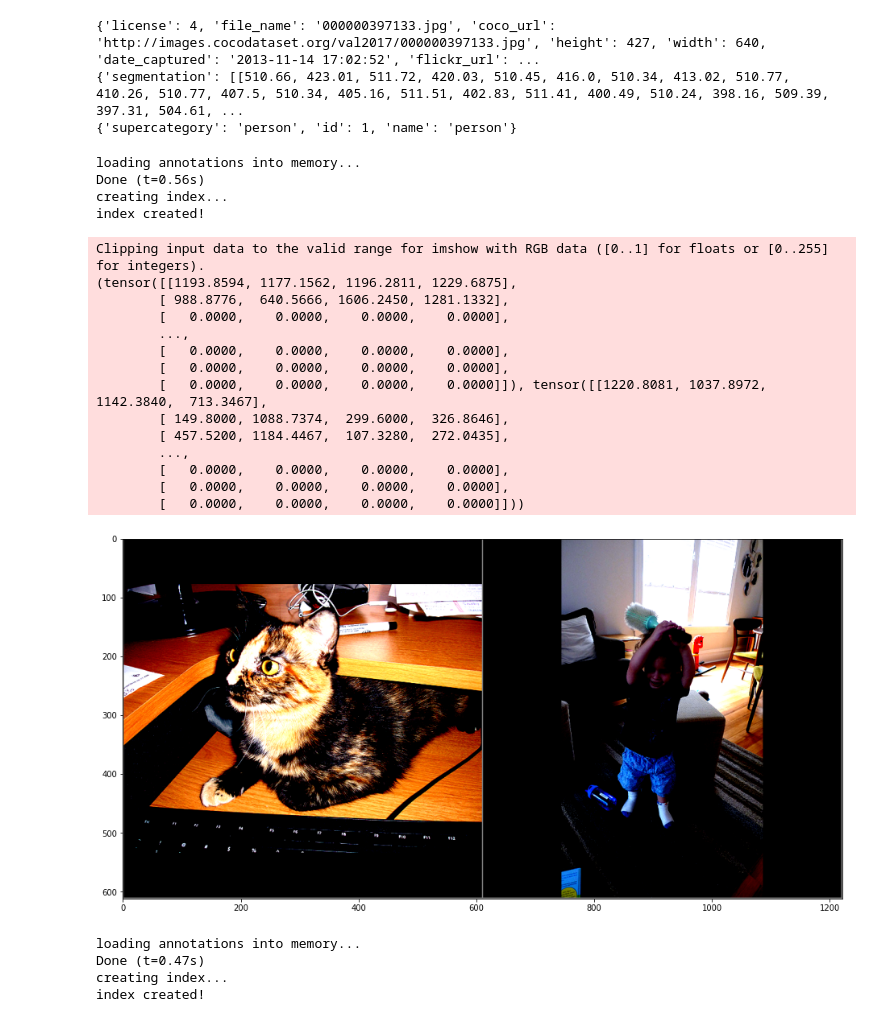
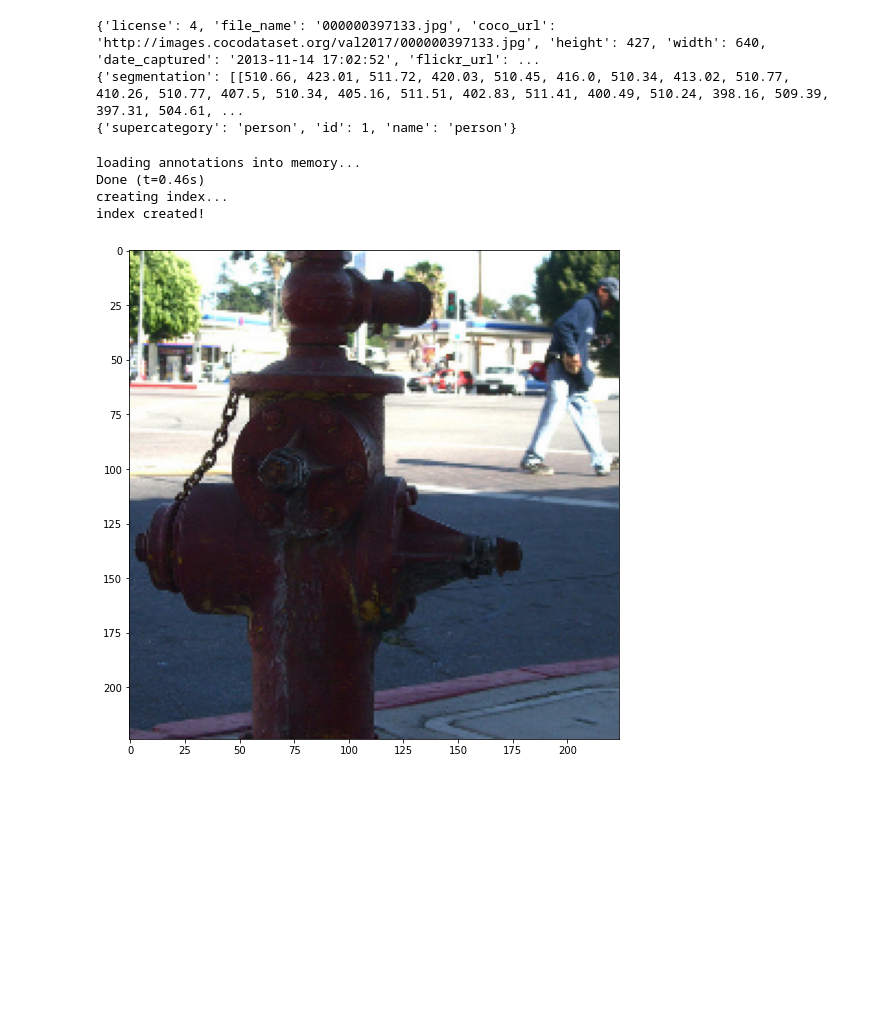
Before and after one commit to akraradets/2021JanRTML, a Jupyter notebook: lab5/yolov4 - train/lab5 - in lab .ipynb, the cells around one changed output. Drawn from its saved outputs; the diff is of its cells as text; code cells hidden in the pictures; blank space fills up the shorter version.

```diff
--- a/lab5/yolov4 - train/lab5 - in lab .ipynb
+++ b/lab5/yolov4 - train/lab5 - in lab .ipynb
@@ -311,64 +296,53 @@ full_dataset = myCocoDetection(root=root, annFile=annFile)
 # Dataset CocoDetection
 #     Number of datapoints: 5000
 #     Root location: COCO/val2017
-BATCH_SIZE = 2
+BATCH_SIZE = 4
 NUM_WORKERS = 0
 
 
 train_dataset, val_dataset = torch.utils.data.random_split(full_dataset, [4000, 1000])
-def collate_fn(batch):
-    return tuple(zip(*batch))
+# def collate_fn(batch):
+#     return tuple(zip(*batch))
 
-train_dataloader = torch.utils.data.DataLoader(train_dataset,batch_size=BATCH_SIZE, shuffle=True , num_workers=NUM_WORKERS, collate_fn=collate_fn)
-val_dataloader  = torch.utils.data.DataLoader(val_dataset,   batch_size=BATCH_SIZE, shuffle=False, num_workers=NUM_WORKERS, collate_fn=collate_fn)
+train_dataloader = torch.utils.data.DataLoader(train_dataset,batch_size=BATCH_SIZE, shuffle=True , num_workers=NUM_WORKERS)#, collate_fn=collate_fn)
+val_dataloader  = torch.utils.data.DataLoader(val_dataset,   batch_size=BATCH_SIZE, shuffle=False, num_workers=NUM_WORKERS)#, collate_fn=collate_fn)
 # %% [output]
 loading annotations into memory...
-Done (t=0.56s)
+Done (t=0.46s)
 creating index...
 index created!
 # %%
 import matplotlib.pyplot as plt
 import matplotlib.patches as patches
 import numpy as np
 # get some random training images
 dataiter = iter(train_dataloader)
 # print(dataiter.next())
+
 images, labels, boxes = dataiter.next()
-print(boxes)
 
-# toshow = torchvision.utils.make_grid(images)
-# toshow = toshow / 2 + 0.5     # unnormalize
-# npimg = toshow.numpy()
+toshow = torchvision.utils.make_grid(np.transpose(images, (0,3,1,2)))
+toshow = toshow / 2 + 0.5     # unnormalize
+npimg = toshow.numpy()
 
 fig, ax = plt.subplots(figsize=(16,9))
 
-ax.imshow(np.transpose(npimg, (1, 2, 0)))
+ax.imshow(np.transpose(images, (0,1,2,3) )[0] )
 
+# print(boxes)
+# print(labels.shape)
+# ax.imshow(images)
 # print(labels[1]['bbox'])
 # # dict_keys(['segmentation', 'area', 'iscrowd', 'image_id', 'bbox', 'category_id', 'id'])
 # for index, img in enumerate(images):
 
 #     for i,l in enumerate(labels):
 #         x,y,w,h = labels[i]['bbox']
 #         x,y,w,h = float(x),float(y),float(w),float(h)
 #         # print(x,y,w,h)
 #         rect = patches.Rectangle(xy=(x,y),width=w,height=h, linewidth=2, edgecolor='g', facecolor='none')
 #         ax.add_patch(rect)
 plt.show()
 # print(labels, classes[labels])
 # %% [output]
-Clipping input data to the valid range for imshow with RGB data ([0..1] for floats or [0..255] for integers).
-(tensor([[1193.8594, 1177.1562, 1196.2811, 1229.6875],
-        [ 988.8776,  640.5666, 1606.2450, 1281.1332],
-        [   0.0000,    0.0000,    0.0000,    0.0000],
-        ...,
-        [   0.0000,    0.0000,    0.0000,    0.0000],
-        [   0.0000,    0.0000,    0.0000,    0.0000],
-        [   0.0000,    0.0000,    0.0000,    0.0000]]), tensor([[1220.8081, 1037.8972, 1142.3840,  713.3467],
-        [ 149.8000, 1088.7374,  299.6000,  326.8646],
-        [ 457.5200, 1184.4467,  107.3280,  272.0435],
-        ...,
-        [   0.0000,    0.0000,    0.0000,    0.0000],
-        [   0.0000,    0.0000,    0.0000,    0.0000],
-        [   0.0000,    0.0000,    0.0000,    0.0000]]))
-[figure, old version]
+[figure, new version]
@@ -381,11 +348,0 @@ Clipping input data to the valid range for imshow with RGB data ([0..1] for floa
-# %%
-from pycocotools.coco import COCO
-root = "COCO/val2017"
-annFile = 'COCO/annotations/instances_val2017.json'
-coco = COCO(annFile)
-ids = list(coco.imgs.keys())
-# %% [output]
-loading annotations into memory...
-Done (t=0.47s)
-creating index...
-index created!
```
Also changed, not shown: parts of 4 cells of this notebook.
